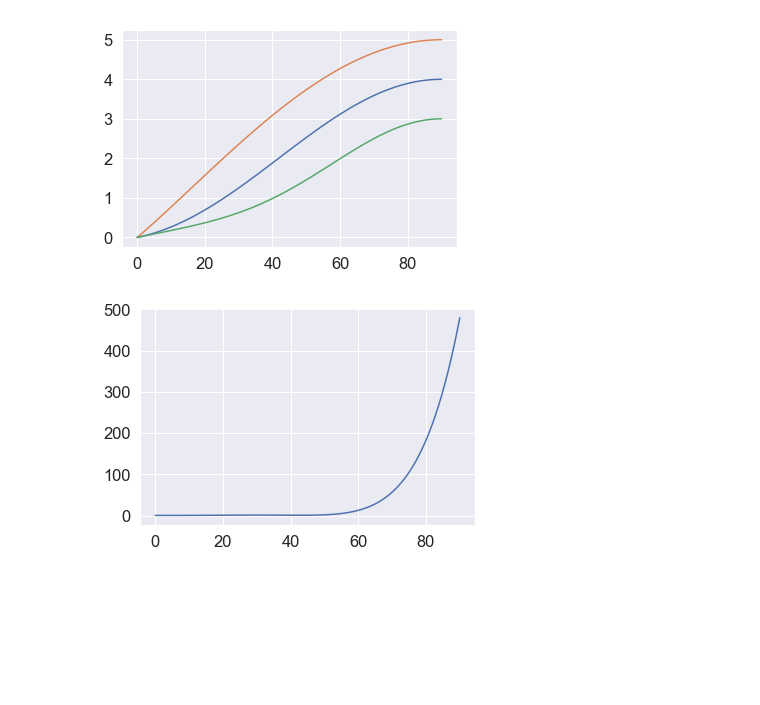
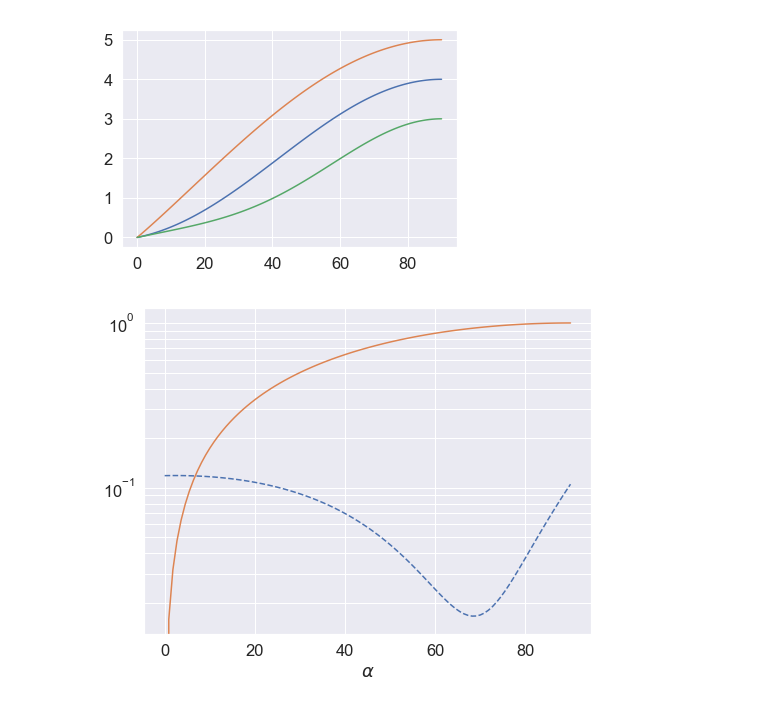
Before and after one commit to GrantBerland/Geant4_Atmospheric_EPP, a Jupyter notebook: analysis/sampling_checks.ipynb, the cells around one changed output. Drawn from its saved outputs; the diff is of its cells as text; code cells hidden in the pictures; blank space fills up the shorter version.

```diff
--- a/analysis/sampling_checks.ipynb
+++ b/analysis/sampling_checks.ipynb
@@ -210,19 +210,38 @@ plt.plot(np.rad2deg(alpha), newPAD([4, 1, 1.5], alpha));
 plt.plot(np.rad2deg(alpha), newPAD([1, 2, 4], alpha));
 # %% [output]
 [figure]
-# %%
-from scipy.special import legendre
-
-
-PAD = np.zeros(len(alpha))
-
-coefs = []
-
-for i in range(0, 2):
-    P = legendre(i)
-    PAD += coefs[i] * P(alpha)
-
-plt.figure();
-plt.plot(np.rad2deg(alpha), PAD);
-# %% [output]
-[figure, removed]
+# %%
+from scipy.special import legendre
+from scipy.optimize import curve_fit
+
+alpha = np.linspace(0, np.pi/2, 100)
+
+order = 6;
+
+
+def LegendreFit(*coefs):
+
+    PAD = np.zeros([len(alpha)])
+
+    for i in range(0, order):
+        P    = legendre(i)
+        PAD += coefs[i] * P(alpha)
+
+    if np.any(PAD < 0):
+        PAD += np.abs(1.1*np.min(PAD))
+
+    return PAD
+
+
+popt, _ = curve_fit(LegendreFit, alpha, np.sin(alpha), p0=1e-2*np.random.rand(order))
+
+
+plt.figure(figsize=(8,6)); plt.grid(True, which='both');
+#plt.plot(np.rad2deg(alpha), LegendreFit(np.random.rand(order)*1e-2), 'b')
+plt.plot(np.rad2deg(alpha), LegendreFit(*popt), '--')
+plt.plot(np.rad2deg(alpha), np.sin(alpha))
+#plt.plot(np.rad2deg(np.pi - alpha), np.exp(-PAD), 'b');
+plt.yscale('log');
+plt.xlabel('$\\alpha$');
+# %% [output]
+[figure, added]
```
Also changed, not shown: parts of 2 cells of this notebook, 4 other files.
